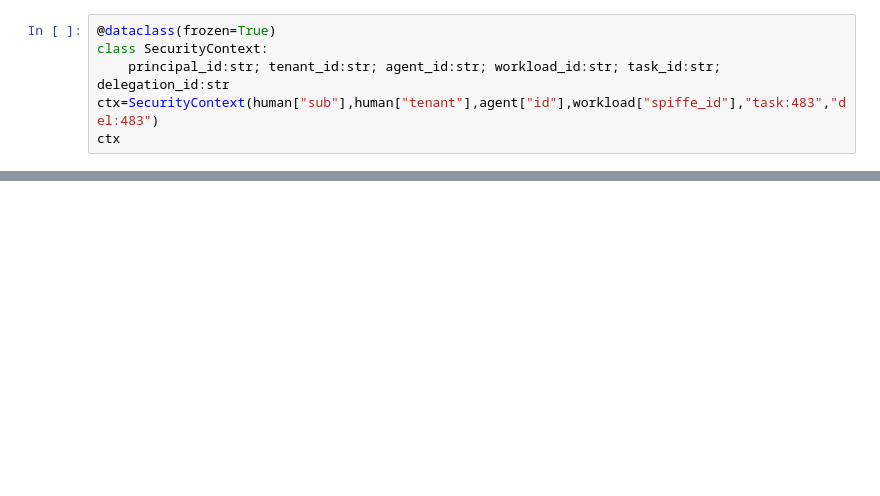
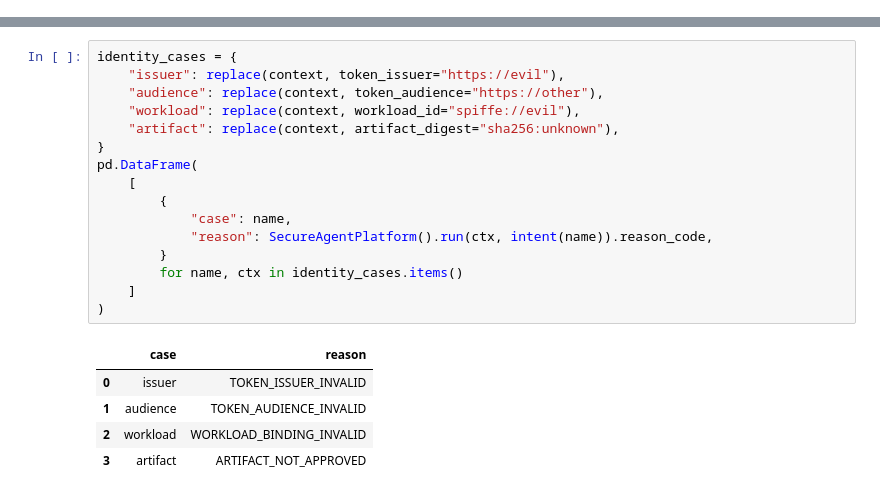
Before and after one commit to mahsa-teimourikia/agent-identity, a Jupyter notebook: curriculum/intermediate/13-capstone-secure-agent-identity/capstone_secure_agent_identity.ipynb, the cells around one changed output, grey strips where cells are left out. Saved outputs shown, nothing was run; the diff lists cells and outputs as text; blank space fills up the shorter version.

```diff
--- a/curriculum/intermediate/13-capstone-secure-agent-identity/capstone_secure_agent_identity.ipynb
+++ b/curriculum/intermediate/13-capstone-secure-agent-identity/capstone_secure_agent_identity.ipynb
@@ -27,6 +0,0 @@ assert workload["approved"] and workload["agent_id"]==agent["id"]
-# %%
-@dataclass(frozen=True)
-class SecurityContext:
-    principal_id:str; tenant_id:str; agent_id:str; workload_id:str; task_id:str; delegation_id:str
-ctx=SecurityContext(human["sub"],human["tenant"],agent["id"],workload["spiffe_id"],"task:483","del:483")
-ctx
@@ -215,0 +102,22 @@ For every arrow in the architecture answer: identity, authentication, delegated
+# %%
+identity_cases = {
+    "issuer": replace(context, token_issuer="https://evil"),
+    "audience": replace(context, token_audience="https://other"),
+    "workload": replace(context, workload_id="spiffe://evil"),
+    "artifact": replace(context, artifact_digest="sha256:unknown"),
+}
+pd.DataFrame(
+    [
+        {
+            "case": name,
+            "reason": SecureAgentPlatform().run(ctx, intent(name)).reason_code,
+        }
+        for name, ctx in identity_cases.items()
+    ]
+)
+# %% [output]
+|  | case | reason |
+| 0 | issuer | TOKEN_ISSUER_INVALID |
+| 1 | audience | TOKEN_AUDIENCE_INVALID |
+| 2 | workload | WORKLOAD_BINDING_INVALID |
+| 3 | artifact | ARTIFACT_NOT_APPROVED |
```
Also changed, not shown: parts of 88 cells of this notebook, 22 other files.
